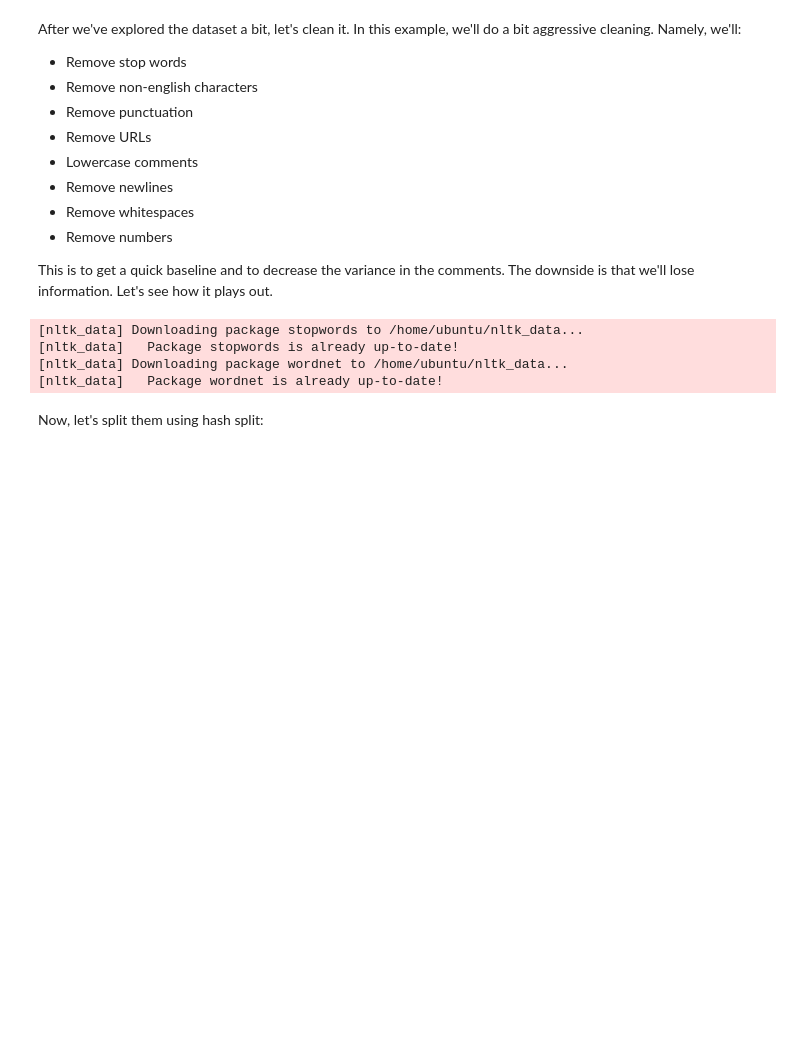
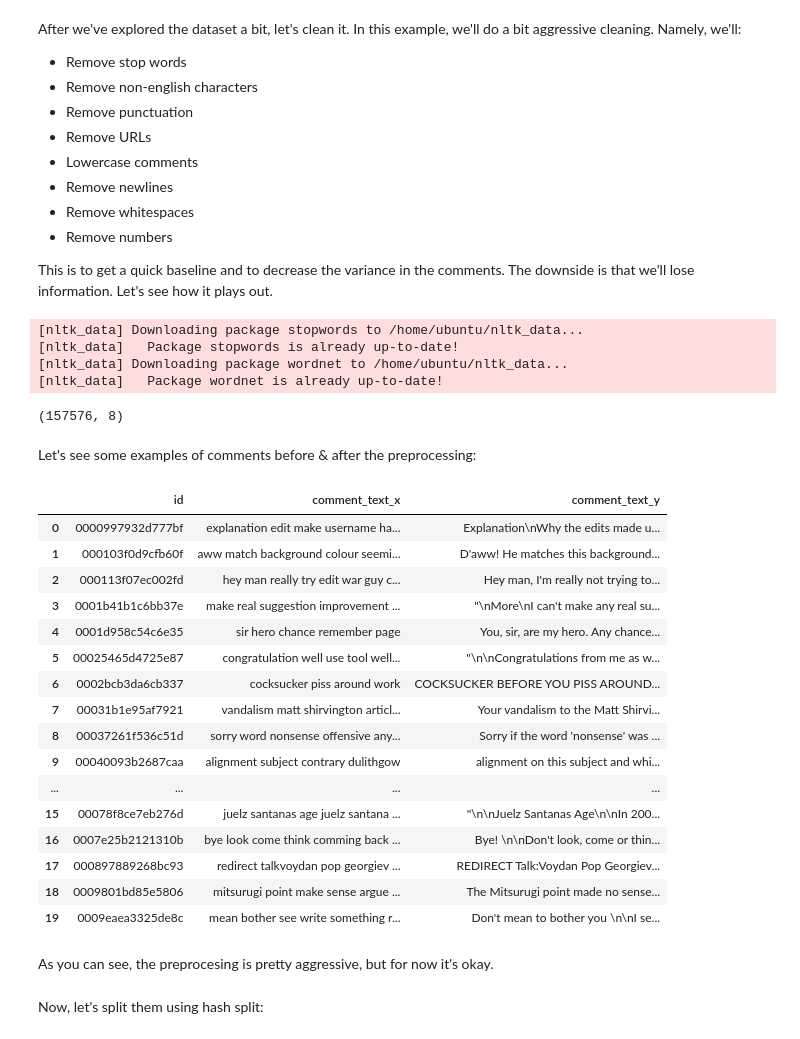
Before and after one commit to david1542/toxic-comments, a Jupyter notebook: notebooks/walkthrough.ipynb, the cells around one changed output. Drawn from its saved outputs; the diff is of its cells as text; code cells hidden in the pictures; blank space fills up the shorter version.

```diff
--- a/notebooks/walkthrough.ipynb
+++ b/notebooks/walkthrough.ipynb
@@ -199,6 +199,37 @@ df_processed = preprocess_df(df_train)
 [nltk_data]   Package stopwords is already up-to-date!
 [nltk_data] Downloading package wordnet to /home/ubuntu/nltk_data...
 [nltk_data]   Package wordnet is already up-to-date!
+# %%
+df_processed.shape
+# %% [output]
+(157576, 8)
+# %% [markdown]
+Let's see some examples of comments before & after the preprocessing:
+# %%
+from pandas import option_context
+with option_context('display.max_colwidth', 120):
+    df_compare = df_processed.drop(columns=labels).merge(df_train.drop(columns=labels), on='id')
+    display(df_compare[:20])
+# %% [output]
+|  | id | comment_text_x | comment_text_y |
+| 0 | 0000997932d777bf | explanation edit make username ha... | Explanation\nWhy the edits made u... |
+| 1 | 000103f0d9cfb60f | aww match background colour seemi... | D'aww! He matches this background... |
+| 2 | 000113f07ec002fd | hey man really try edit war guy c... | Hey man, I'm really not trying to... |
+| 3 | 0001b41b1c6bb37e | make real suggestion improvement ... | "\nMore\nI can't make any real su... |
+| 4 | 0001d958c54c6e35 | sir hero chance remember page | You, sir, are my hero. Any chance... |
+| 5 | 00025465d4725e87 | congratulation well use tool well... | "\n\nCongratulations from me as w... |
+| 6 | 0002bcb3da6cb337 | cocksucker piss around work | COCKSUCKER BEFORE YOU PISS AROUND... |
+| 7 | 00031b1e95af7921 | vandalism matt shirvington articl... | Your vandalism to the Matt Shirvi... |
+| 8 | 00037261f536c51d | sorry word nonsense offensive any... | Sorry if the word 'nonsense' was ... |
+| 9 | 00040093b2687caa | alignment subject contrary dulithgow | alignment on this subject and whi... |
+| ... | ... | ... | ... |
+| 15 | 00078f8ce7eb276d | juelz santanas age juelz santana ... | "\n\nJuelz Santanas Age\n\nIn 200... |
+| 16 | 0007e25b2121310b | bye look come think comming back ... | Bye! \n\nDon't look, come or thin... |
+| 17 | 000897889268bc93 | redirect talkvoydan pop georgiev ... | REDIRECT Talk:Voydan Pop Georgiev... |
+| 18 | 0009801bd85e5806 | mitsurugi point make sense argue ... | The Mitsurugi point made no sense... |
+| 19 | 0009eaea3325de8c | mean bother see write something r... | Don't mean to bother you \n\nI se... |
+# %% [markdown]
+As you can see, the preprocesing is pretty aggressive, but for now it's okay.
 # %% [markdown]
 Now, let's split them using hash split:
 # %%
```
